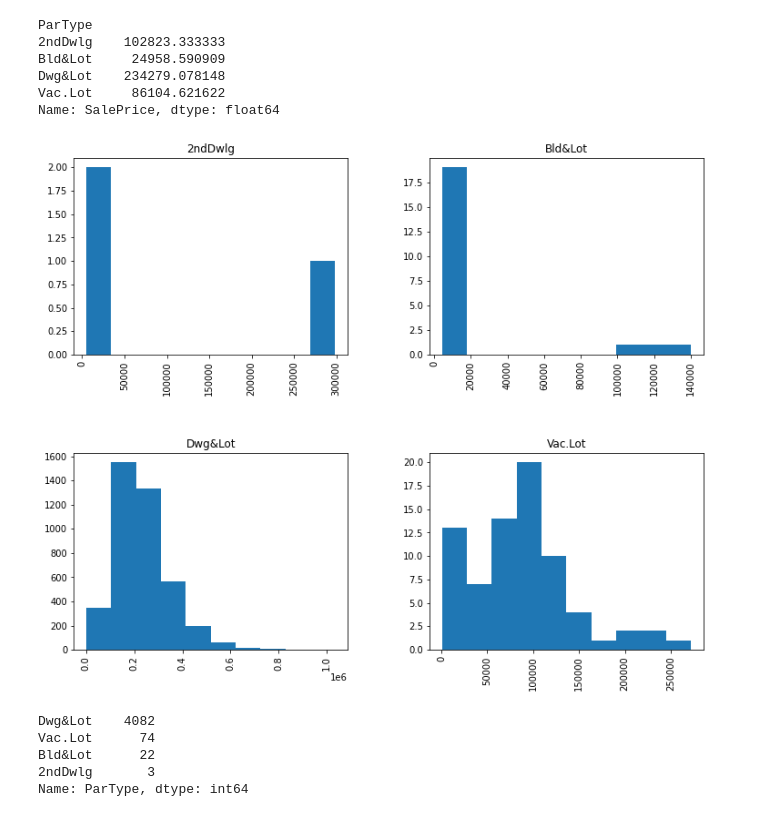
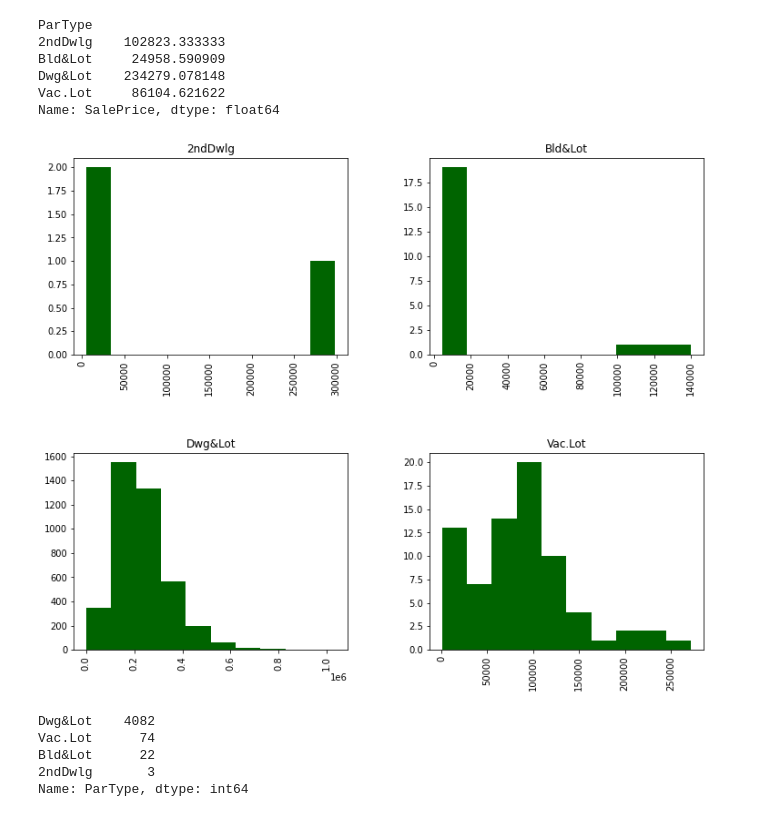
Before and after one commit to cordero-c-perez/Projects, a Jupyter notebook: Property Valuation Model - Ames, IA/Hedonic Pricing Model for Homes in Ames Iowa.ipynb, the cells around one changed output. Saved outputs shown, nothing was run; the diff lists cells and outputs as text; code cells hidden in the pictures.

```diff
--- a/Property Valuation Model - Ames, IA/Hedonic Pricing Model for Homes in Ames Iowa.ipynb
+++ b/Property Valuation Model - Ames, IA/Hedonic Pricing Model for Homes in Ames Iowa.ipynb
@@ -188,10 +188,10 @@ Dwg&Lot    234279.078148
 Vac.Lot     86104.621622
 Name: SalePrice, dtype: float64
 # %%
-fdata['SalePrice'].hist(by=fdata['ParType'], figsize=(12,10))
+fdata['SalePrice'].hist(by=fdata['ParType'], figsize=(12,10), color='darkgreen')
 plt.show()
 # %% [output]
-[figure, old version]
+[figure, new version]
 # %%
 fdata['ParType'].value_counts()
 # %% [output]
```
Also changed, not shown: parts of 27 cells of this notebook, 6 other files.
